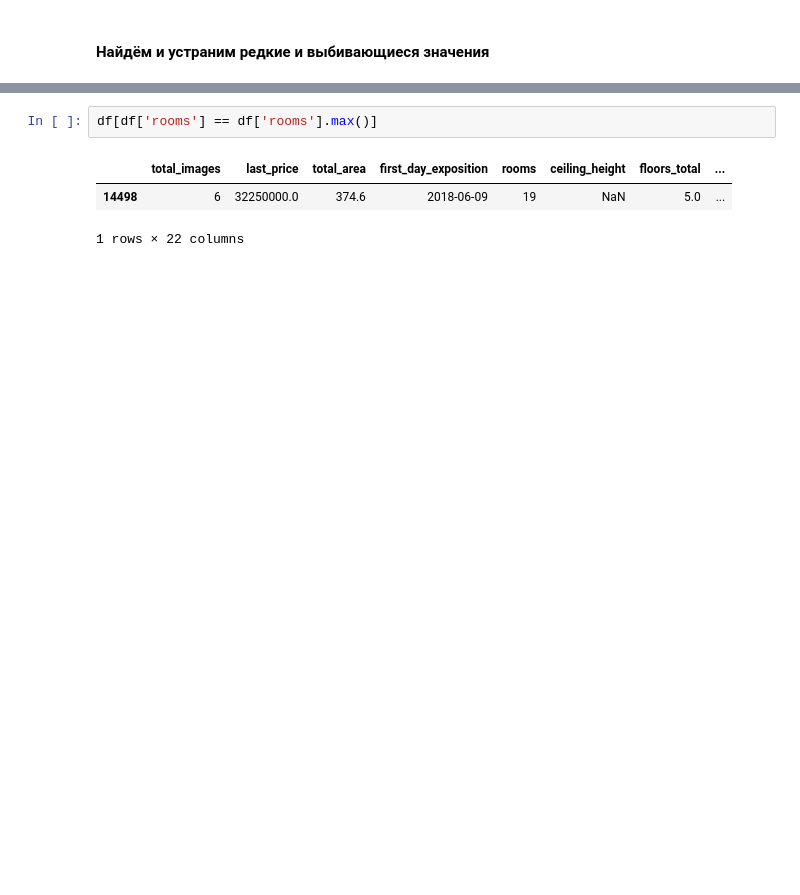
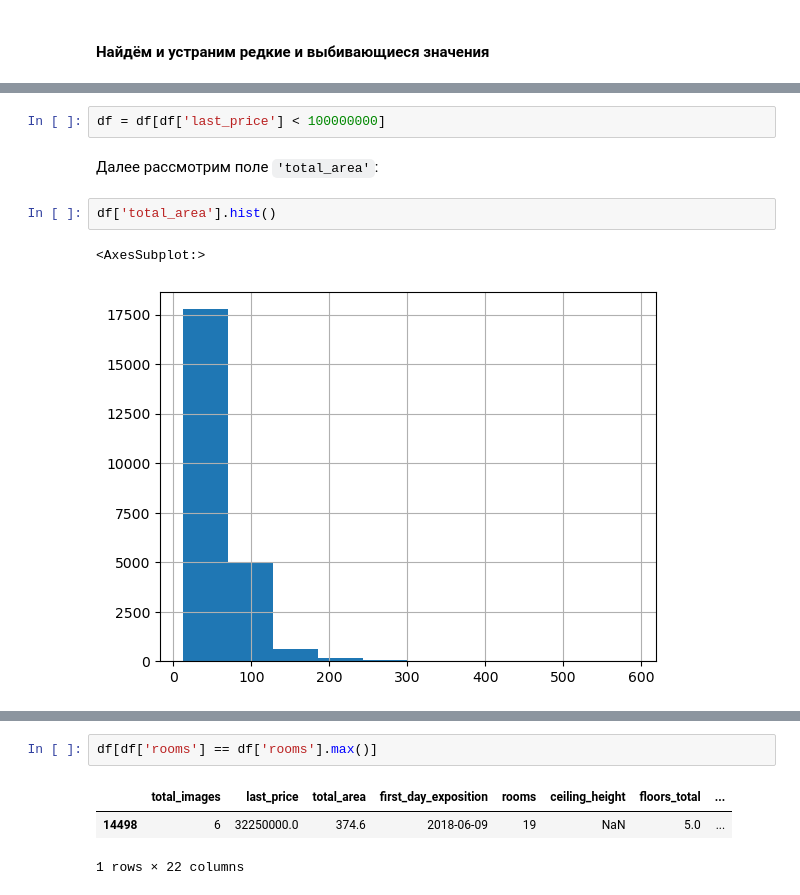
Before and after one commit to Shurick-G/practicum, a Jupyter notebook: data_exploratory analysis/d83ccfb7-2536-4a1f-b3bd-c84b51cb1ccb.ipynb, the cells around one changed output, grey strips where cells are left out. Cells and saved outputs as stored; diff of their text form; blank space fills up the shorter version.

```diff
--- a/data_exploratory analysis/d83ccfb7-2536-4a1f-b3bd-c84b51cb1ccb.ipynb
+++ b/data_exploratory analysis/d83ccfb7-2536-4a1f-b3bd-c84b51cb1ccb.ipynb
@@ -149,0 +179,9 @@ len(df['locality_name'].unique())
+# %%
+df = df[df['last_price'] < 100000000]
+# %% [markdown]
+Далее рассмотрим поле `'total_area'`:
+# %%
+df['total_area'].hist()
+# %% [output]
+<AxesSubplot:>
+[figure, added]
```
Also changed, not shown: parts of 62 cells of this notebook.
